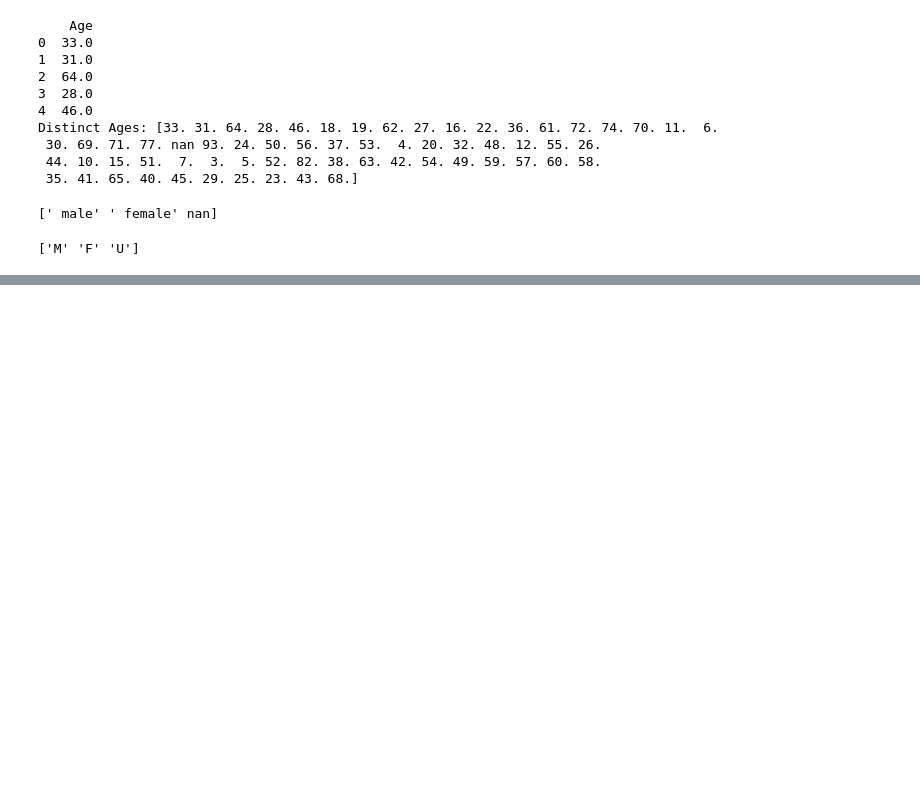
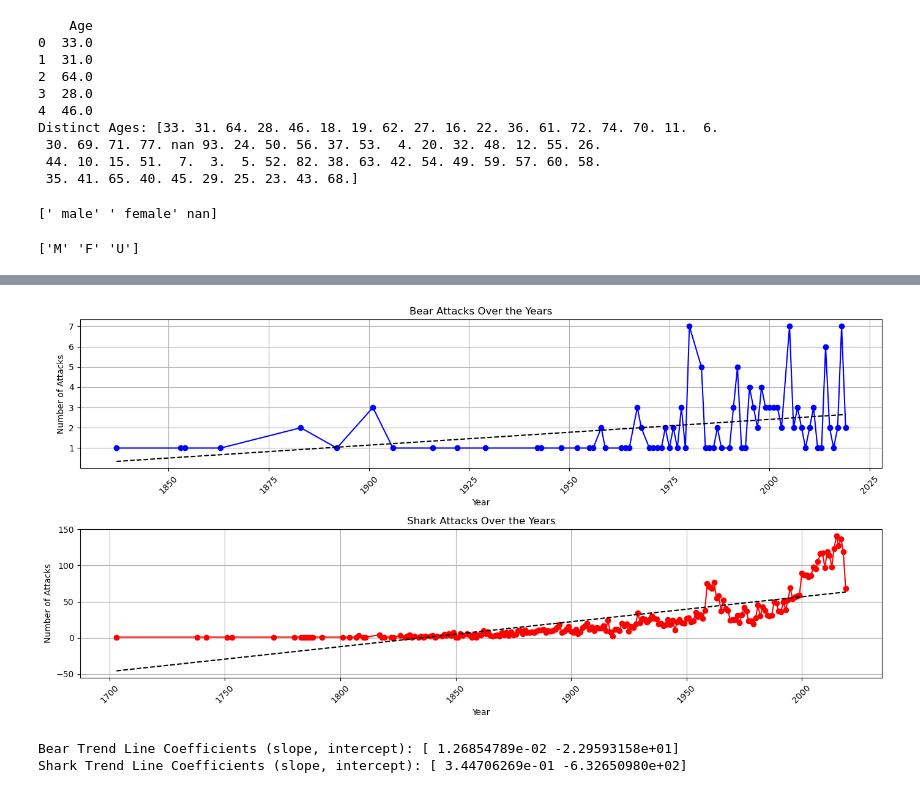
Before and after one commit to GeorgehStalker/project-3-group-2, a Jupyter notebook: eda/data_exploration_george.ipynb, the cells around one changed output, grey strips where cells are left out. Drawn from its saved outputs; the diff is of its cells as text; code cells hidden in the pictures; blank space fills up the shorter version.

```diff
--- a/eda/data_exploration_george.ipynb
+++ b/eda/data_exploration_george.ipynb
@@ -364,0 +468,60 @@ print(distinct_values)
+# %%
+# Bear Data: Extract 'Year' from 'Date'
+bear_data['Year'] = bear_data['Date'].dt.year
+
+# Drop rows with missing Year
+bear_data_clean = bear_data.dropna(subset=['Year'])
+
+# Count bear attacks per year
+bear_yearly_counts = bear_data_clean.groupby('Year').size()
+
+# Shark Data: Extract 'Year' from 'Date'
+shark_data['Year'] = pd.to_datetime(shark_data['Date'], errors='coerce').dt.year
+
+# Drop rows with missing Year
+shark_data_clean = shark_data.dropna(subset=['Year'])
+
+# Count shark attacks per year
+shark_yearly_counts = shark_data_clean.groupby('Year').size()
+
+# Plotting
+plt.figure(figsize=(14, 7))
+
+# Bear attacks plot
+plt.subplot(2, 1, 1)
+plt.plot(bear_yearly_counts.index, bear_yearly_counts.values, label='Bear Attacks', marker='o', color='blue')
+
+# Fit linear trend line for bear attacks
+bear_trend = np.polyfit(bear_yearly_counts.index, bear_yearly_counts.values, 1)
+plt.plot(bear_yearly_counts.index, np.polyval(bear_trend, bear_yearly_counts.index), color='black', linestyle='--')
+
+plt.title('Bear Attacks Over the Years')
+plt.xlabel('Year')
+plt.ylabel('Number of Attacks')
+plt.grid(True)
+plt.xticks(rotation=45)
+
+# Shark attacks plot
+plt.subplot(2, 1, 2)
+plt.plot(shark_yearly_counts.index, shark_yearly_counts.values, label='Shark Attacks', marker='o', color='red')
+
+# Fit linear trend line for shark attacks
+shark_trend = np.polyfit(shark_yearly_counts.index, shark_yearly_counts.values, 1)
+plt.plot(shark_yearly_counts.index, np.polyval(shark_trend, shark_yearly_counts.index), color='black', linestyle='--')
+
+plt.title('Shark Attacks Over the Years')
+plt.xlabel('Year')
+plt.ylabel('Number of Attacks')
+plt.grid(True)
+plt.xticks(rotation=45)
+
+plt.tight_layout()
+plt.show()
+
+# Print trends
+print("Bear Trend Line Coefficients (slope, intercept):", bear_trend)
+print("Shark Trend Line Coefficients (slope, intercept):", shark_trend)
+# %% [output]
+[figure, added]
+Bear Trend Line Coefficients (slope, intercept): [ 1.26854789e-02 -2.29593158e+01]
+Shark Trend Line Coefficients (slope, intercept): [ 3.44706269e-01 -6.32650980e+02]
```
Also changed, not shown: parts of 14 cells of this notebook.
